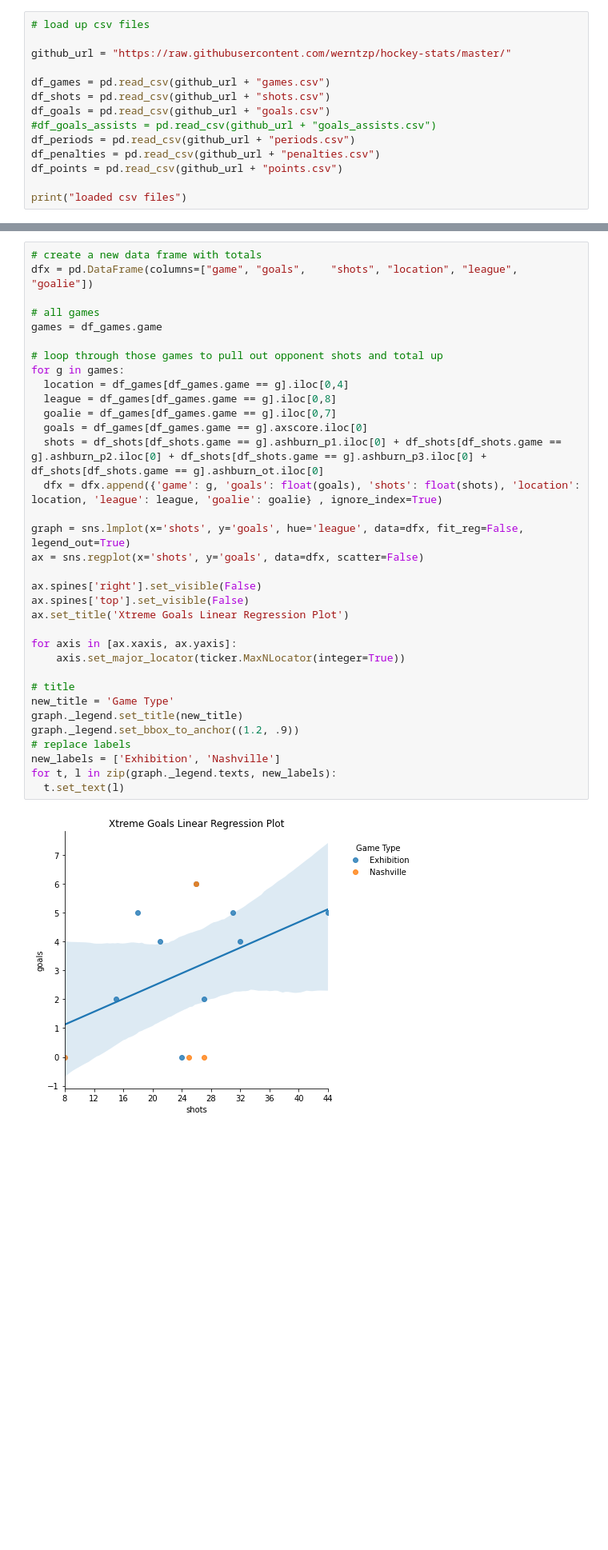
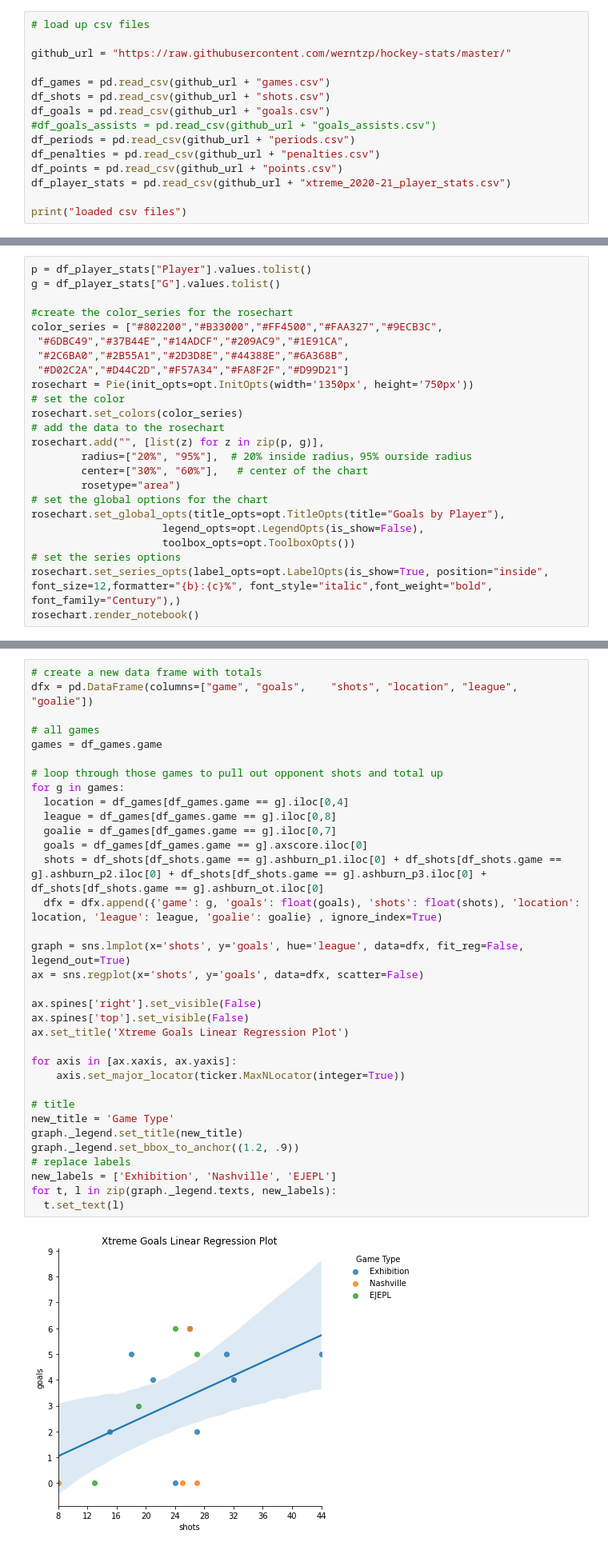
Before and after one commit to werntzp/hockey-stats, a Jupyter notebook: stats_charts.ipynb, the cells around one changed output, grey strips where cells are left out. Shown at 80% size. Cells and saved outputs as stored; diff of their text form; blank space fills up the shorter version.

```diff
--- a/stats_charts.ipynb
+++ b/stats_charts.ipynb
@@ -36,6 +44,7 @@ df_goals = pd.read_csv(github_url + "goals.csv")
 df_periods = pd.read_csv(github_url + "periods.csv")
 df_penalties = pd.read_csv(github_url + "penalties.csv")
 df_points = pd.read_csv(github_url + "points.csv")
+df_player_stats = pd.read_csv(github_url + "xtreme_2020-21_player_stats.csv")
 
 print("loaded csv files")
 # %% [output]
@@ -936,0 +920,24 @@ Passing the minor parameter of set_xticks() positionally is deprecated since Mat
+# %%
+p = df_player_stats["Player"].values.tolist()
+g = df_player_stats["G"].values.tolist()
+
+#create the color_series for the rosechart
+color_series = ["#802200","#B33000","#FF4500","#FAA327","#9ECB3C",
+ "#6DBC49","#37B44E","#14ADCF","#209AC9","#1E91CA",
+ "#2C6BA0","#2B55A1","#2D3D8E","#44388E","#6A368B",
+ "#D02C2A","#D44C2D","#F57A34","#FA8F2F","#D99D21"]
+rosechart = Pie(init_opts=opt.InitOpts(width='1350px', height='750px'))
+# set the color
+rosechart.set_colors(color_series)
+# add the data to the rosechart
+rosechart.add("", [list(z) for z in zip(p, g)],
+        radius=["20%", "95%"],  # 20% inside radius，95% ourside radius
+        center=["30%", "60%"],   # center of the chart
+        rosetype="area")
+# set the global options for the chart
+rosechart.set_global_opts(title_opts=opt.TitleOpts(title="Goals by Player"),
+                     legend_opts=opt.LegendOpts(is_show=False),
+                     toolbox_opts=opt.ToolboxOpts())
+# set the series options
+rosechart.set_series_opts(label_opts=opt.LabelOpts(is_show=True, position="inside", font_size=12,formatter="{b}:{c}%", font_style="italic",font_weight="bold", font_family="Century"),)
+rosechart.render_notebook()
@@ -978,35 +988,35 @@ dfx = pd.DataFrame(columns=["game",	"goals",	"shots", "location", "league", "goa
 # all games
 games = df_games.game
 
 # loop through those games to pull out opponent shots and total up
 for g in games:
   location = df_games[df_games.game == g].iloc[0,4]
   league = df_games[df_games.game == g].iloc[0,8]
   goalie = df_games[df_games.game == g].iloc[0,7]
   goals = df_games[df_games.game == g].axscore.iloc[0]
   shots = df_shots[df_shots.game == g].ashburn_p1.iloc[0] + df_shots[df_shots.game == g].ashburn_p2.iloc[0] + df_shots[df_shots.game == g].ashburn_p3.iloc[0] + df_shots[df_shots.game == g].ashburn_ot.iloc[0]
   dfx = dfx.append({'game': g, 'goals': float(goals), 'shots': float(shots), 'location': location, 'league': league, 'goalie': goalie} , ignore_index=True)
 
 graph = sns.lmplot(x='shots', y='goals', hue='league', data=dfx, fit_reg=False, legend_out=True)
 ax = sns.regplot(x='shots', y='goals', data=dfx, scatter=False)
 
 ax.spines['right'].set_visible(False)
 ax.spines['top'].set_visible(False)
 ax.set_title('Xtreme Goals Linear Regression Plot')
 
 for axis in [ax.xaxis, ax.yaxis]:
     axis.set_major_locator(ticker.MaxNLocator(integer=True))
 
 # title
 new_title = 'Game Type'
 graph._legend.set_title(new_title)
 graph._legend.set_bbox_to_anchor((1.2, .9))
 # replace labels
-new_labels = ['Exhibition', 'Nashville']
+new_labels = ['Exhibition', 'Nashville', 'EJEPL']
 for t, l in zip(graph._legend.texts, new_labels):
   t.set_text(l)
 # %% [output]
-[figure, old version]
+[figure, new version]
 # %%
 # NO LONGER USED #
 # create a motion chart showing goals/assists by player over the games
```
Also changed, not shown: parts of 22 cells of this notebook.
